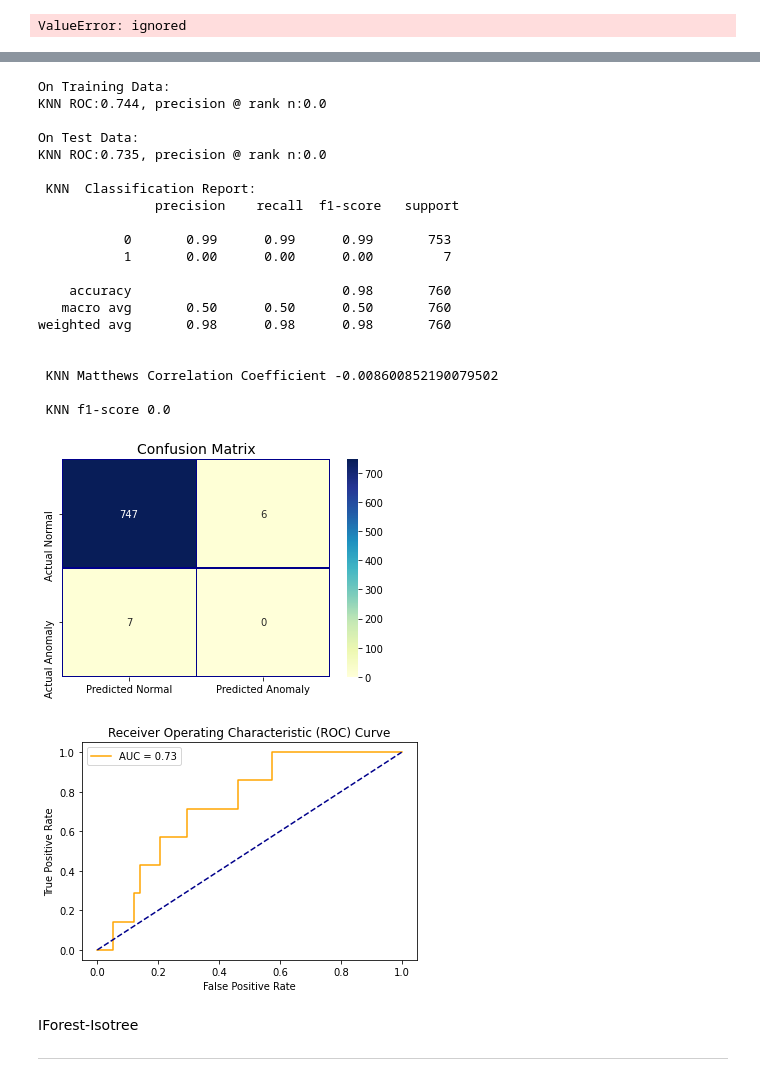
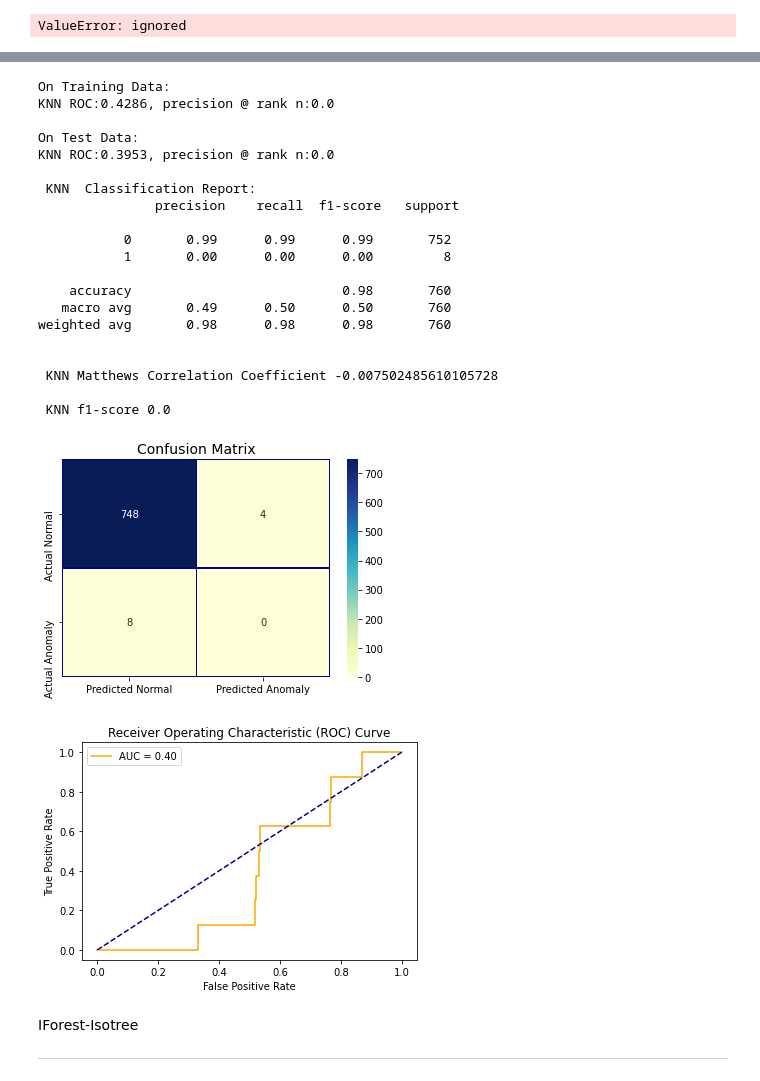
Before and after one commit to J-DR1/MastersThesis, a Jupyter notebook: Benchmark_spambase.ipynb, the cells around one changed output, grey strips where cells are left out. Cells and saved outputs as stored; diff of their text form; code cells hidden in the pictures.

```diff
--- a/Benchmark_spambase.ipynb
+++ b/Benchmark_spambase.ipynb
@@ -842,29 +1183,29 @@ KNN
 # %%
-get_prediction(KNN(n_neighbors= 5, method= 'largest', algorithm='auto',contamination= 0.01),
+get_prediction(KNN(n_neighbors= 20, method= 'largest', algorithm='auto',contamination= 0.01),
                train_X, test_X, train_y, test_y, 'KNN')
 # %% [output]
 On Training Data:
-KNN ROC:0.744, precision @ rank n:0.0
+KNN ROC:0.4286, precision @ rank n:0.0
 
 On Test Data:
-KNN ROC:0.735, precision @ rank n:0.0
+KNN ROC:0.3953, precision @ rank n:0.0
 
  KNN  Classification Report:
                precision    recall  f1-score   support
 
-           0       0.99      0.99      0.99       753
-           1       0.00      0.00      0.00         7
+           0       0.99      0.99      0.99       752
+           1       0.00      0.00      0.00         8
 
     accuracy                           0.98       760
-   macro avg       0.50      0.50      0.50       760
+   macro avg       0.49      0.50      0.50       760
 weighted avg       0.98      0.98      0.98       760
 
 
- KNN Matthews Correlation Coefficient -0.008600852190079502
+ KNN Matthews Correlation Coefficient -0.007502485610105728
 
  KNN f1-score 0.0
 [figure]
-[figure, old version]
+[figure, new version]
 # %% [markdown]
 IForest-Isotree
 
```
Also changed, not shown: parts of 49 cells of this notebook.
